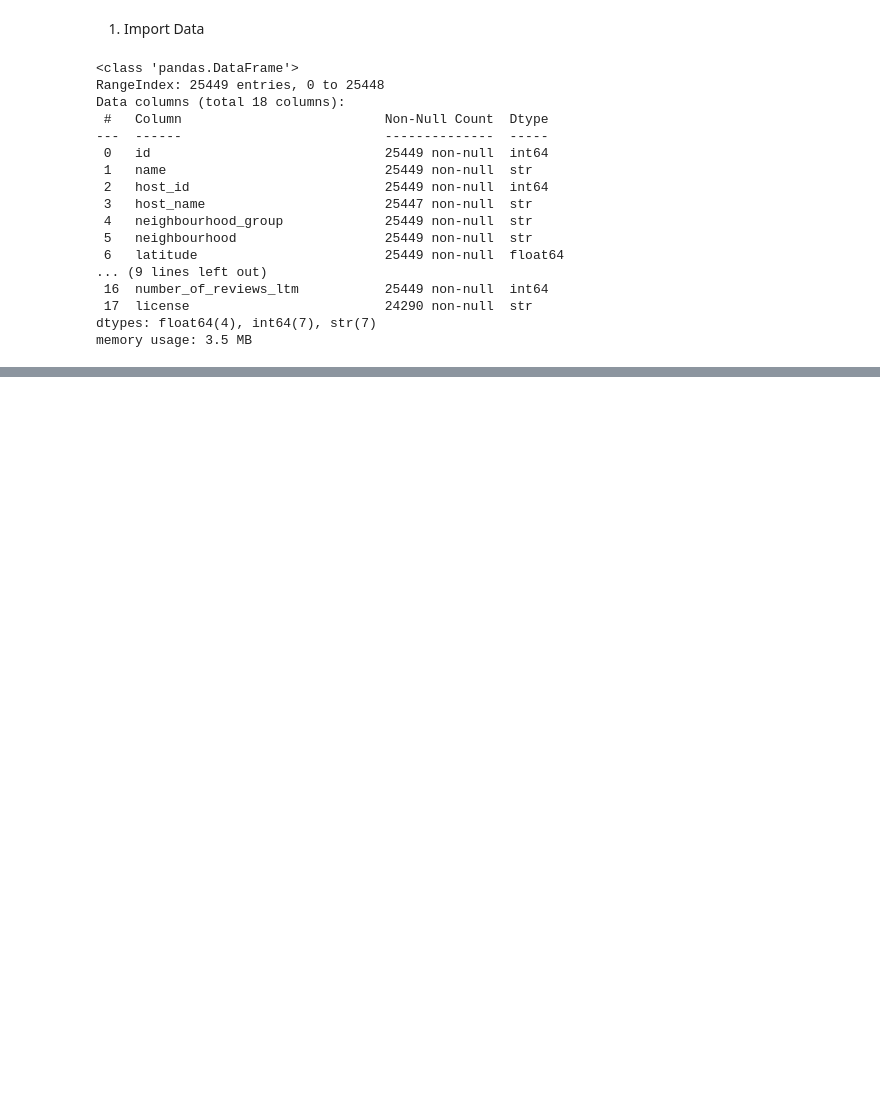
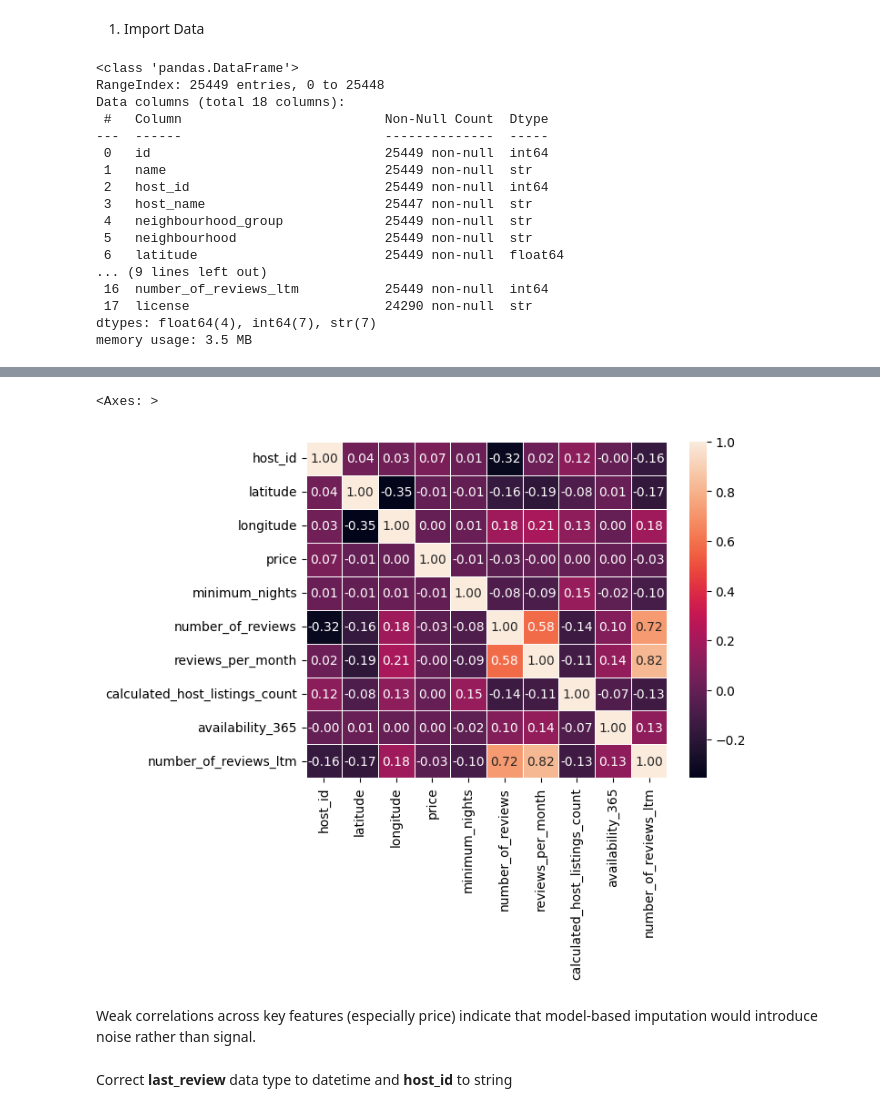
Before and after one commit to EltonSilva97/Lisbon-Housing-Market-, a Jupyter notebook: Data Cleaning/Data_cleaning.ipynb, the cells around one changed output, grey strips where cells are left out. Saved outputs shown, nothing was run; the diff lists cells and outputs as text; code cells hidden in the pictures; blank space fills up the shorter version.

```diff
--- a/Data Cleaning/Data_cleaning.ipynb
+++ b/Data Cleaning/Data_cleaning.ipynb
@@ -75,3 +85,13 @@ See https://pandas.pydata.org/docs/user_guide/migration-3-strings.html#string-mi
 | unique | 24514 | 3804 | 16 | 129 | 4 | 1661 | 13613 |
 | top | Excelente Quarto Central | Pedro | Lisboa | Santa Maria Maior | Entire home/apt | 2025-09-07 | Exempt |
 | freq | 47 | 647 | 17428 | 3482 | 18824 | 760 | 4882 |
+# %%
+corr_matrix = listings_data_numeric.corr()
+sns.heatmap(corr_matrix, annot=True, fmt=".2f", linewidth=0.5)
+# %% [output]
+<Axes: >
+[figure, added]
+# %% [markdown]
+Weak correlations across key features (especially price) indicate that model-based imputation would introduce noise rather than signal.
+# %% [markdown]
+Correct **last_review** data type to datetime and **host_id** to string
```
Also changed, not shown: parts of 36 cells of this notebook, 36 other files.
